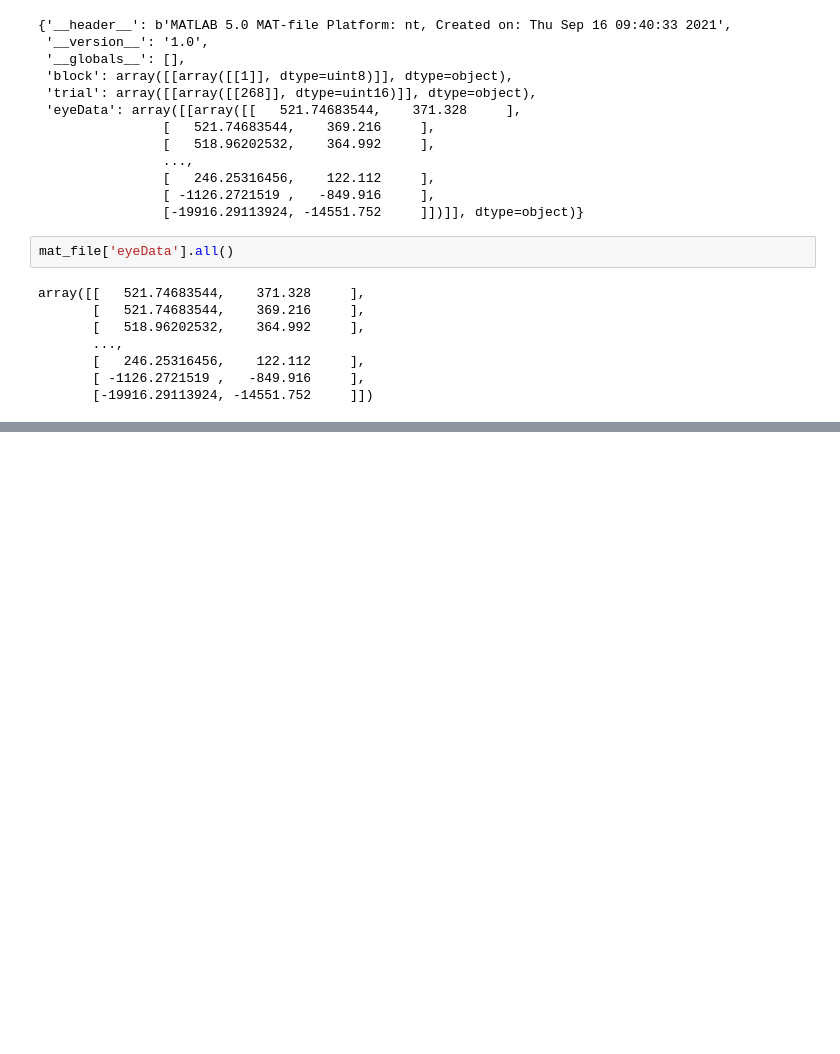
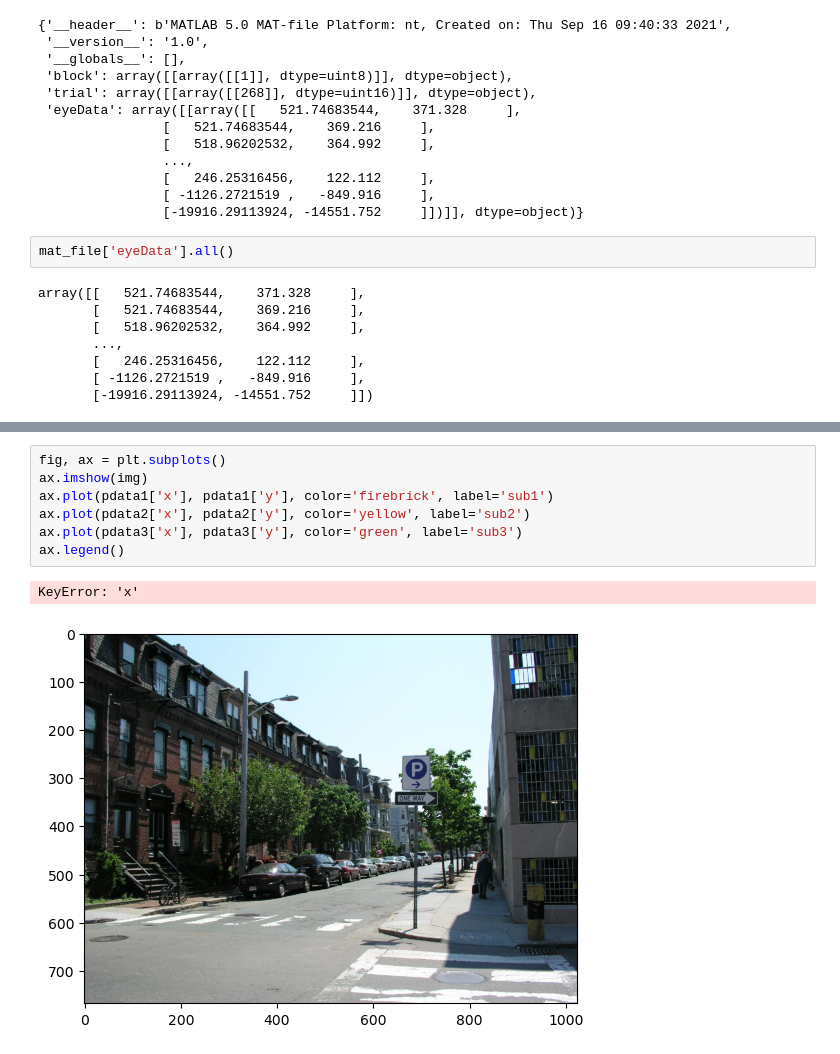
Before and after one commit to min02choi/Introduction-To-HCI, a Jupyter notebook: Week2/mat_test.ipynb, the cells around one changed output, grey strips where cells are left out. Saved outputs shown, nothing was run; the diff lists cells and outputs as text; blank space fills up the shorter version.

```diff
--- a/Week2/mat_test.ipynb
+++ b/Week2/mat_test.ipynb
@@ -29,0 +105,10 @@ array([[   521.74683544,    371.328     ],
+# %%
+fig, ax = plt.subplots()
+ax.imshow(img)
+ax.plot(pdata1['x'], pdata1['y'], color='firebrick', label='sub1')
+ax.plot(pdata2['x'], pdata2['y'], color='yellow', label='sub2')
+ax.plot(pdata3['x'], pdata3['y'], color='green', label='sub3')
+ax.legend()
+# %% [output]
+KeyError: 'x'
+[figure, added]
```
Also changed, not shown: parts of 14 cells of this notebook, 2 other files.
